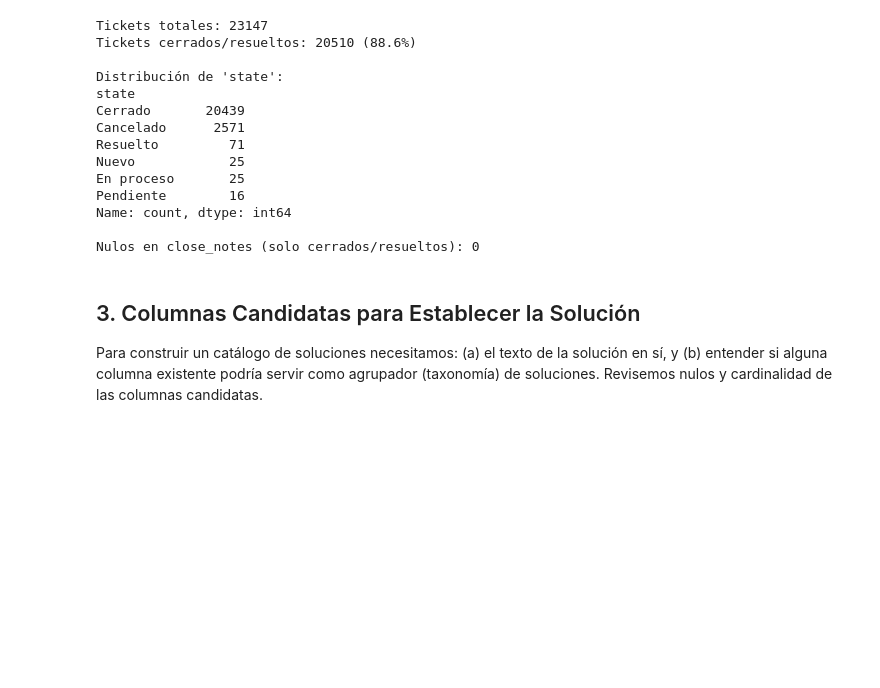
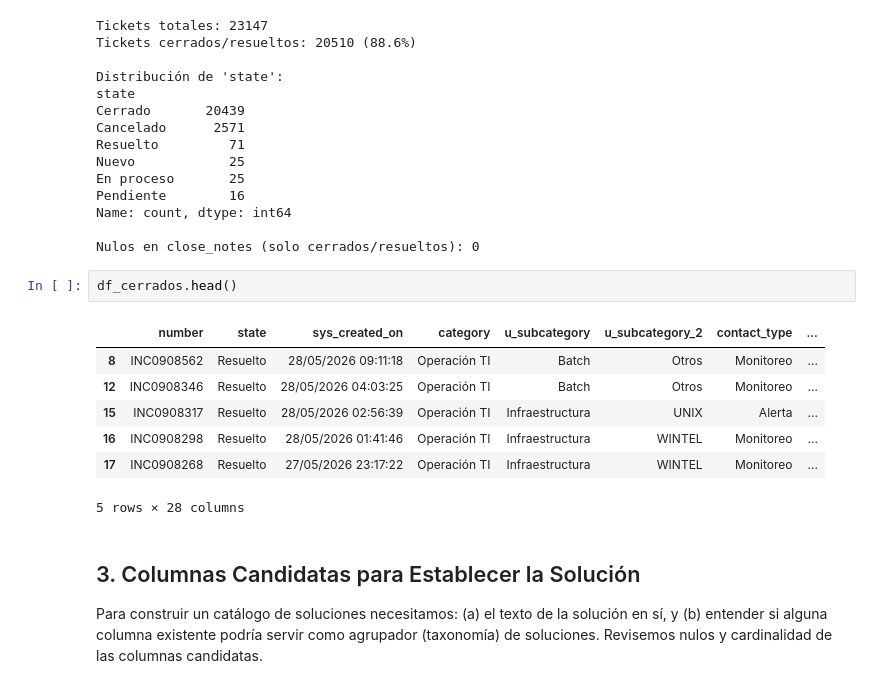
Before and after one commit to OCCA2000/Asignador, a Jupyter notebook: Analisis/Analisis_Soluciones.ipynb, the cells around one changed output. Cells and saved outputs as stored; diff of their text form; blank space fills up the shorter version.

Commit message:
Ultima actualización-Notebook Cerrados

```diff
--- a/Analisis/Analisis_Soluciones.ipynb
+++ b/Analisis/Analisis_Soluciones.ipynb
@@ -119,6 +133,16 @@ Pendiente        16
 Name: count, dtype: int64
 
 Nulos en close_notes (solo cerrados/resueltos): 0
+# %%
+df_cerrados.head()
+# %% [output]
+|  | number | state | sys_created_on | category | u_subcategory | u_subcategory_2 | contact_type | ... |
+| 8 | INC0908562 | Resuelto | 28/05/2026 09:11:18 | Operación TI | Batch | Otros | Monitoreo | ... |
+| 12 | INC0908346 | Resuelto | 28/05/2026 04:03:25 | Operación TI | Batch | Otros | Monitoreo | ... |
+| 15 | INC0908317 | Resuelto | 28/05/2026 02:56:39 | Operación TI | Infraestructura | UNIX | Alerta | ... |
+| 16 | INC0908298 | Resuelto | 28/05/2026 01:41:46 | Operación TI | Infraestructura | WINTEL | Monitoreo | ... |
+| 17 | INC0908268 | Resuelto | 27/05/2026 23:17:22 | Operación TI | Infraestructura | WINTEL | Monitoreo | ... |
+5 rows × 28 columns
 # %% [markdown]
 ## 3. Columnas Candidatas para Establecer la Solución
 
```
Also changed, not shown: parts of 29 cells of this notebook, 3 other files.
